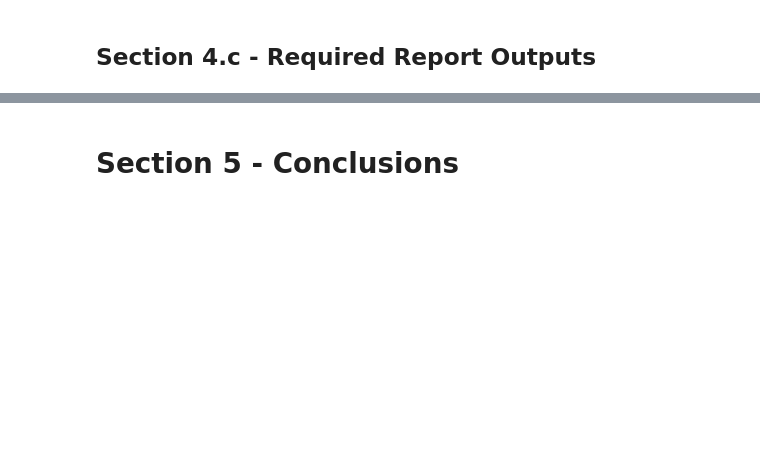
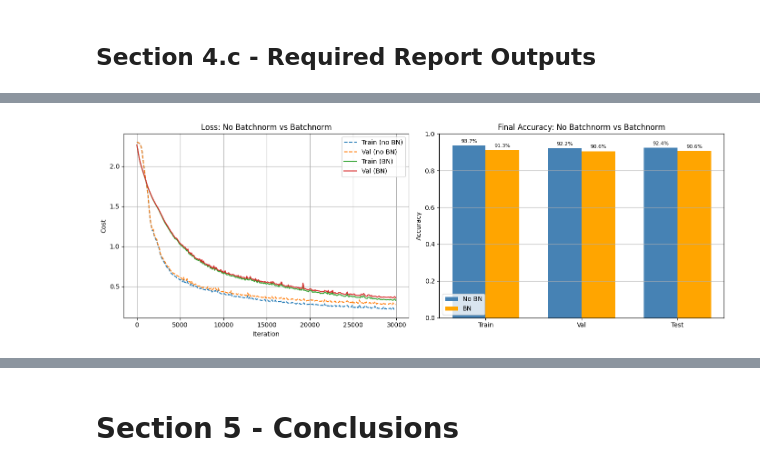
Before and after one commit to ChenFryd/DL-Assignments, a Jupyter notebook: Assignment1/Assignment1.ipynb, the cells around one changed output, grey strips where cells are left out. Saved outputs shown, nothing was run; the diff lists cells and outputs as text; code cells hidden in the pictures; blank space fills up the shorter version.

```diff
--- a/Assignment1/Assignment1.ipynb
+++ b/Assignment1/Assignment1.ipynb
@@ -466,0 +681,46 @@ Train the network
+# %%
+import matplotlib.pyplot as plt
+
+fig, axes = plt.subplots(1, 2, figsize=(14, 5))
+
+# --- Loss curves: no batchnorm vs batchnorm ---
+iters_no_bn = list(range(0, len(costs) * 100, 100))
+iters_bn    = list(range(0, len(costs_bn) * 100, 100))
+
+axes[0].plot(iters_no_bn, costs,       label='Train (no BN)',  linestyle='--')
+axes[0].plot(iters_no_bn, val_costs,   label='Val (no BN)',    linestyle='--')
+axes[0].plot(iters_bn,    costs_bn,    label='Train (BN)')
+axes[0].plot(iters_bn,    val_costs_bn,label='Val (BN)')
+axes[0].set_xlabel('Iteration')
+axes[0].set_ylabel('Cost')
+axes[0].set_title('Loss: No Batchnorm vs Batchnorm')
+axes[0].legend()
+axes[0].grid(True)
+
+# --- Accuracy comparison bar chart ---
+labels = ['Train', 'Val', 'Test']
+x = np.arange(len(labels))
+width = 0.35
+
+bars1 = axes[1].bar(x - width/2, [train_acc, val_acc, test_acc],       width, label='No BN', color='steelblue')
+bars2 = axes[1].bar(x + width/2, [train_acc_bn, val_acc_bn, test_acc_bn], width, label='BN',    color='orange')
+
+axes[1].set_xticks(x)
+axes[1].set_xticklabels(labels)
+axes[1].set_ylim(0, 1)
+axes[1].set_ylabel('Accuracy')
+axes[1].set_title('Final Accuracy: No Batchnorm vs Batchnorm')
+axes[1].legend()
+axes[1].grid(axis='y')
+
+for bar in bars1:
+    axes[1].text(bar.get_x() + bar.get_width()/2, bar.get_height() + 0.01,
+                 f'{bar.get_height()*100:.1f}%', ha='center', va='bottom', fontsize=8)
+for bar in bars2:
+    axes[1].text(bar.get_x() + bar.get_width()/2, bar.get_height() + 0.01,
+                 f'{bar.get_height()*100:.1f}%', ha='center', va='bottom', fontsize=8)
+
+plt.tight_layout()
+plt.show()
+# %% [output]
+[figure, added]
```
Also changed, not shown: parts of 23 cells of this notebook, 4 other files.
